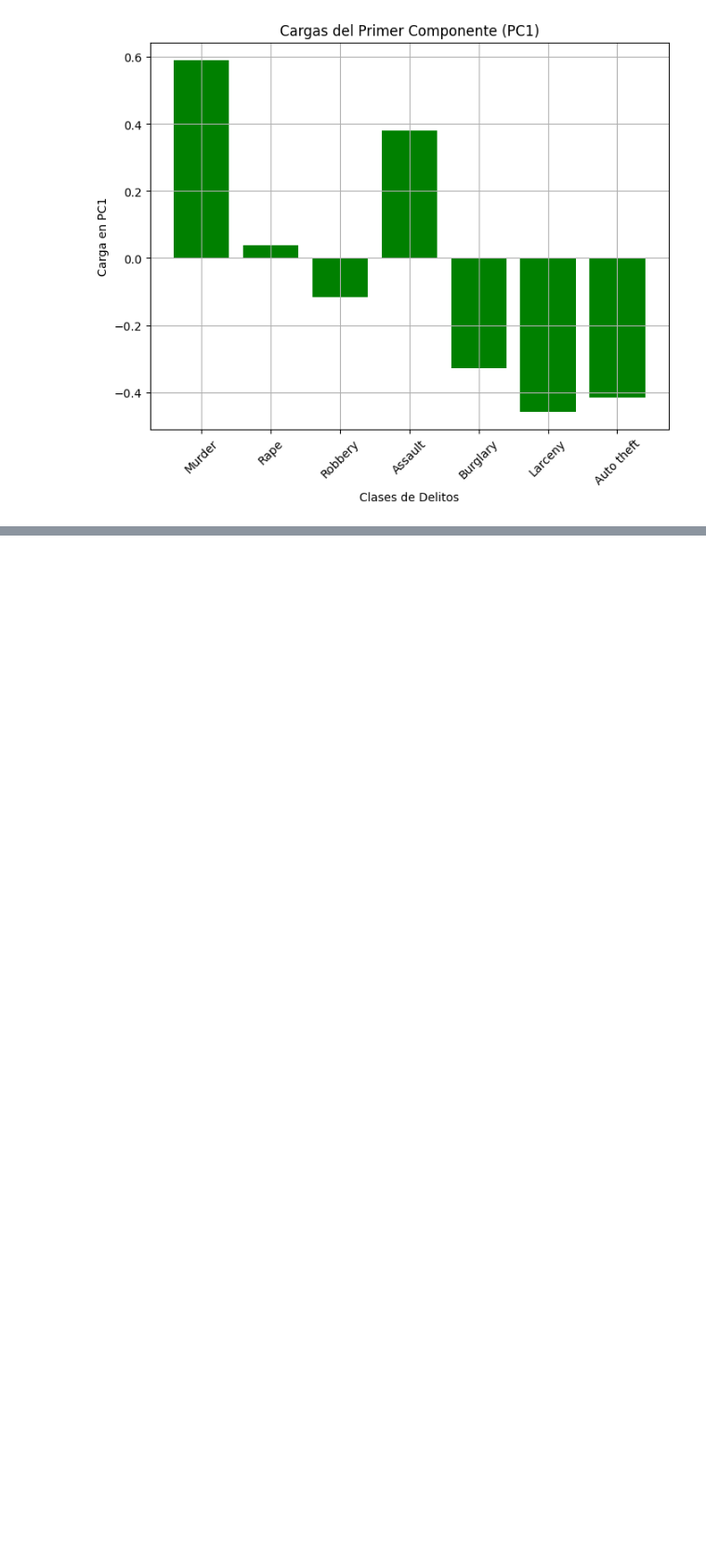
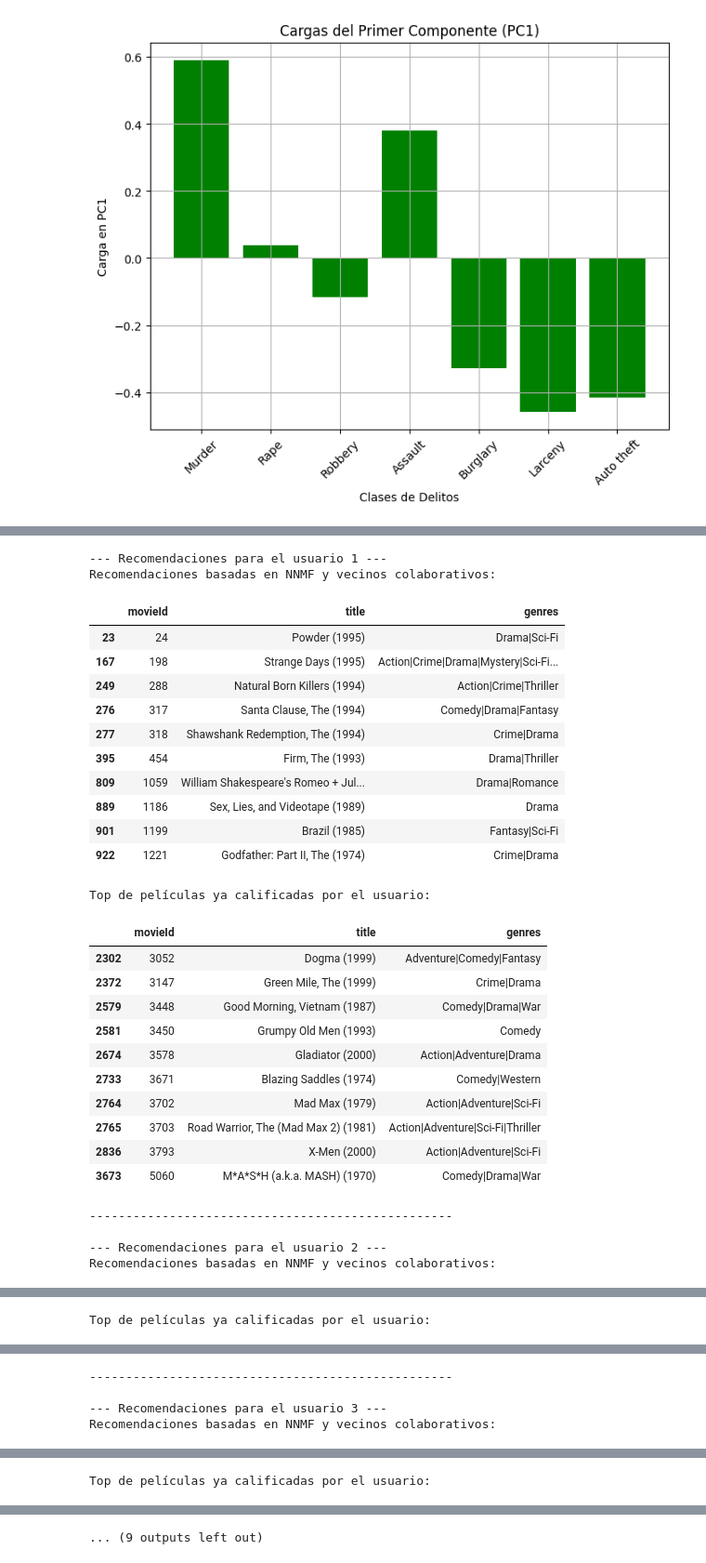
Before and after one commit to PacoAcun/Machine_Learning_Elements, a Jupyter notebook: Tarea 2/Tarea_2.ipynb, the cells around one changed output, grey strips where cells are left out. Shown: that part at 93% size. Cells and saved outputs as stored; diff of their text form; code cells hidden in the pictures; blank space fills up the shorter version.

```diff
--- a/Tarea 2/Tarea_2.ipynb
+++ b/Tarea 2/Tarea_2.ipynb
@@ -160,0 +215,17 @@ Auto theft -0.416039 -0.408009
+# %%
+# Crear la tabla pivot (usuarios x películas)
+table = pd.pivot_table(ratings, index='userId', columns='movieId', values='rating', fill_value=0)
+table = table.astype(int)
+print("Tabla pivot shape:", table.shape)
+
+# Filtrar películas con al menos 20 ratings
+movie_stats = ratings.groupby('movieId')[['rating']].agg(['count', 'mean'])
+movie_stats.columns = movie_stats.columns.droplevel()
+cut = 20
+movies_sample = movie_stats[movie_stats['count'] >= cut]
+lista = list(movies_sample.index)
+
+# Seleccionar solo las columnas correspondientes a las películas filtradas
+df = table[[x for x in movies_sample.index]]
+Xs = df.values
+print("DataFrame filtrado shape:", df.shape)
@@ -160,0 +239,7 @@ Auto theft -0.416039 -0.408009
+# %%
+# Factorización NNMF
+k = 20
+model = NMF(n_components=k, init='random', max_iter=1000, random_state=2024)
+W = model.fit_transform(Xs)
+H = model.components_
+print("W shape:", W.shape, "H shape:", H.shape)
@@ -160,0 +318,48 @@ Auto theft -0.416039 -0.408009
+# %%
+# Recorrer todos los usuarios y mostrar las recomendaciones
+usuarios_ejemplo = [1, 2, 3]
+
+# for user in df.index:
+for user in usuarios_ejemplo:
+    print(f"\n--- Recomendaciones para el usuario {user} ---")
+
+    # Recomendaciones basadas en NNMF y vecinos colaborativos
+    rec_model = recommender(user, topNeigh=10, topMov=10)
+    print("Recomendaciones basadas en NNMF y vecinos colaborativos:")
+    display(rec_model.sort_values(by='movieId'))
+
+    # Top de películas ya calificadas por el usuario
+    rec_top = top_rated_by_user(user, topN=10)
+    print("Top de películas ya calificadas por el usuario:")
+    display(rec_top.sort_values(by='movieId'))
+    print("-" * 50)
+# %% [output]
+--- Recomendaciones para el usuario 1 ---
+Recomendaciones basadas en NNMF y vecinos colaborativos:
+|  | movieId | title | genres |
+| 23 | 24 | Powder (1995) | Drama|Sci-Fi |
+| 167 | 198 | Strange Days (1995) | Action|Crime|Drama|Mystery|Sci-Fi... |
+| 249 | 288 | Natural Born Killers (1994) | Action|Crime|Thriller |
+| 276 | 317 | Santa Clause, The (1994) | Comedy|Drama|Fantasy |
+| 277 | 318 | Shawshank Redemption, The (1994) | Crime|Drama |
+| 395 | 454 | Firm, The (1993) | Drama|Thriller |
+| 809 | 1059 | William Shakespeare's Romeo + Jul... | Drama|Romance |
+| 889 | 1186 | Sex, Lies, and Videotape (1989) | Drama |
+| 901 | 1199 | Brazil (1985) | Fantasy|Sci-Fi |
+| 922 | 1221 | Godfather: Part II, The (1974) | Crime|Drama |
+Top de películas ya calificadas por el usuario:
+|  | movieId | title | genres |
+| 2302 | 3052 | Dogma (1999) | Adventure|Comedy|Fantasy |
+| 2372 | 3147 | Green Mile, The (1999) | Crime|Drama |
+| 2579 | 3448 | Good Morning, Vietnam (1987) | Comedy|Drama|War |
+| 2581 | 3450 | Grumpy Old Men (1993) | Comedy |
+| 2674 | 3578 | Gladiator (2000) | Action|Adventure|Drama |
+| 2733 | 3671 | Blazing Saddles (1974) | Comedy|Western |
+| 2764 | 3702 | Mad Max (1979) | Action|Adventure|Sci-Fi |
+| 2765 | 3703 | Road Warrior, The (Mad Max 2) (1981) | Action|Adventure|Sci-Fi|Thriller |
+| 2836 | 3793 | X-Men (2000) | Action|Adventure|Sci-Fi |
+| 3673 | 5060 | M*A*S*H (a.k.a. MASH) (1970) | Comedy|Drama|War |
+--------------------------------------------------
+
+--- Recomendaciones para el usuario 2 ---
+Recomendaciones basadas en NNMF y vecinos colaborativos:
@@ -160,0 +377 @@ Auto theft -0.416039 -0.408009
+Top de películas ya calificadas por el usuario:
@@ -160,0 +389,4 @@ Auto theft -0.416039 -0.408009
+--------------------------------------------------
+
+--- Recomendaciones para el usuario 3 ---
+Recomendaciones basadas en NNMF y vecinos colaborativos:
@@ -160,0 +404 @@ Auto theft -0.416039 -0.408009
+Top de películas ya calificadas por el usuario:
@@ -160,0 +413 @@ Auto theft -0.416039 -0.408009
+... (9 outputs left out)
```
Also changed, not shown: parts of 11 cells of this notebook, 2 other files.
